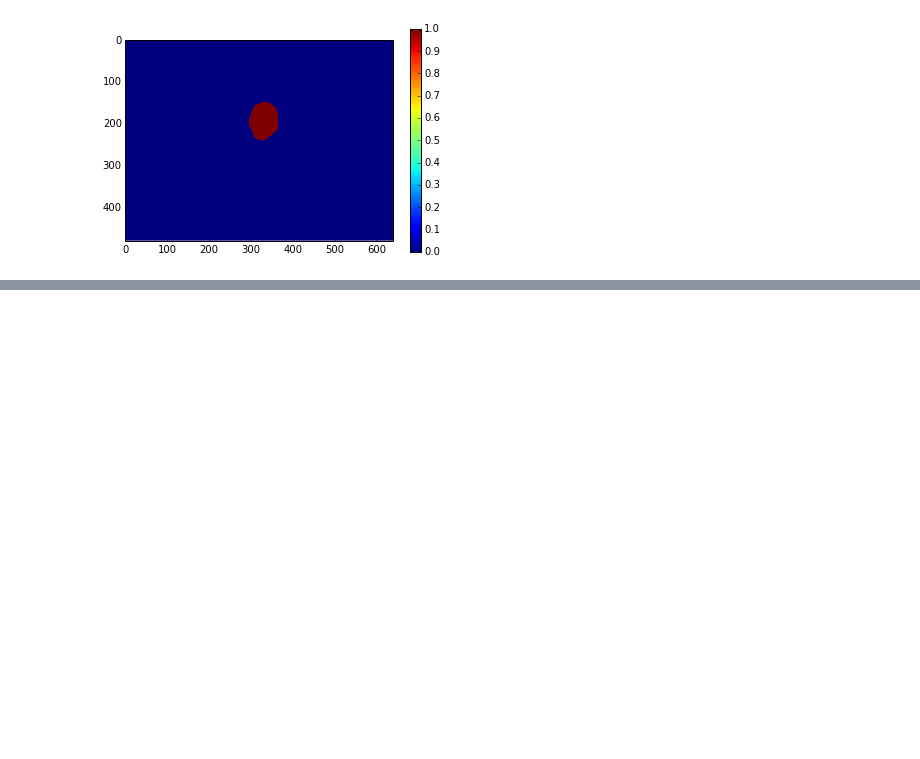
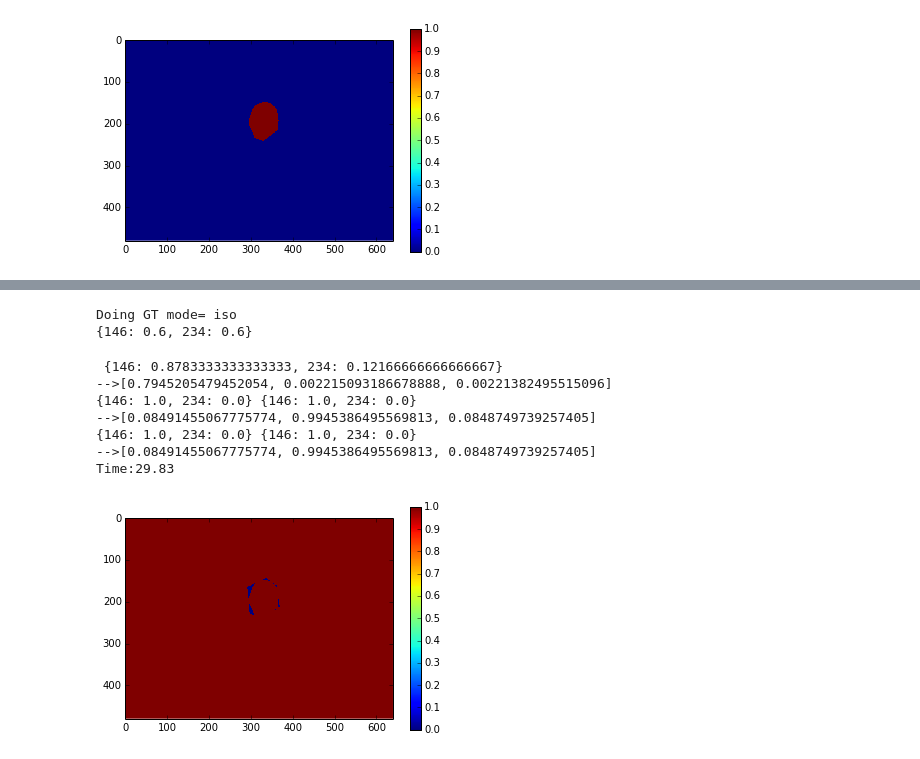
Before and after one commit to cognoscentai/segmentation, a Jupyter notebook: ipynb/Final Pipeline.ipynb, the cells around one changed output, grey strips where cells are left out. Saved outputs shown, nothing was run; the diff lists cells and outputs as text; code cells hidden in the pictures; blank space fills up the shorter version.

```diff
--- a/ipynb/Final Pipeline.ipynb
+++ b/ipynb/Final Pipeline.ipynb
@@ -195,0 +86,13 @@ Doing EM
+# %%
+do_GT_EM_for(sample, objid,1,num_iterations=3,rerun_existing=True,PLOT=True,exclude_isovote=True)
+# %% [output]
+Doing GT mode= iso
+{146: 0.6, 234: 0.6}
+ {146: 0.8783333333333333, 234: 0.12166666666666667}
+-->[0.7945205479452054, 0.002215093186678888, 0.00221382495515096]
+{146: 1.0, 234: 0.0} {146: 1.0, 234: 0.0}
+-->[0.08491455067775774, 0.9945386495569813, 0.0848749739257405]
+{146: 1.0, 234: 0.0} {146: 1.0, 234: 0.0}
+-->[0.08491455067775774, 0.9945386495569813, 0.0848749739257405]
+Time:29.83
+[figure, added]
```
Also changed, not shown: parts of 25 cells of this notebook, 1 other file.
